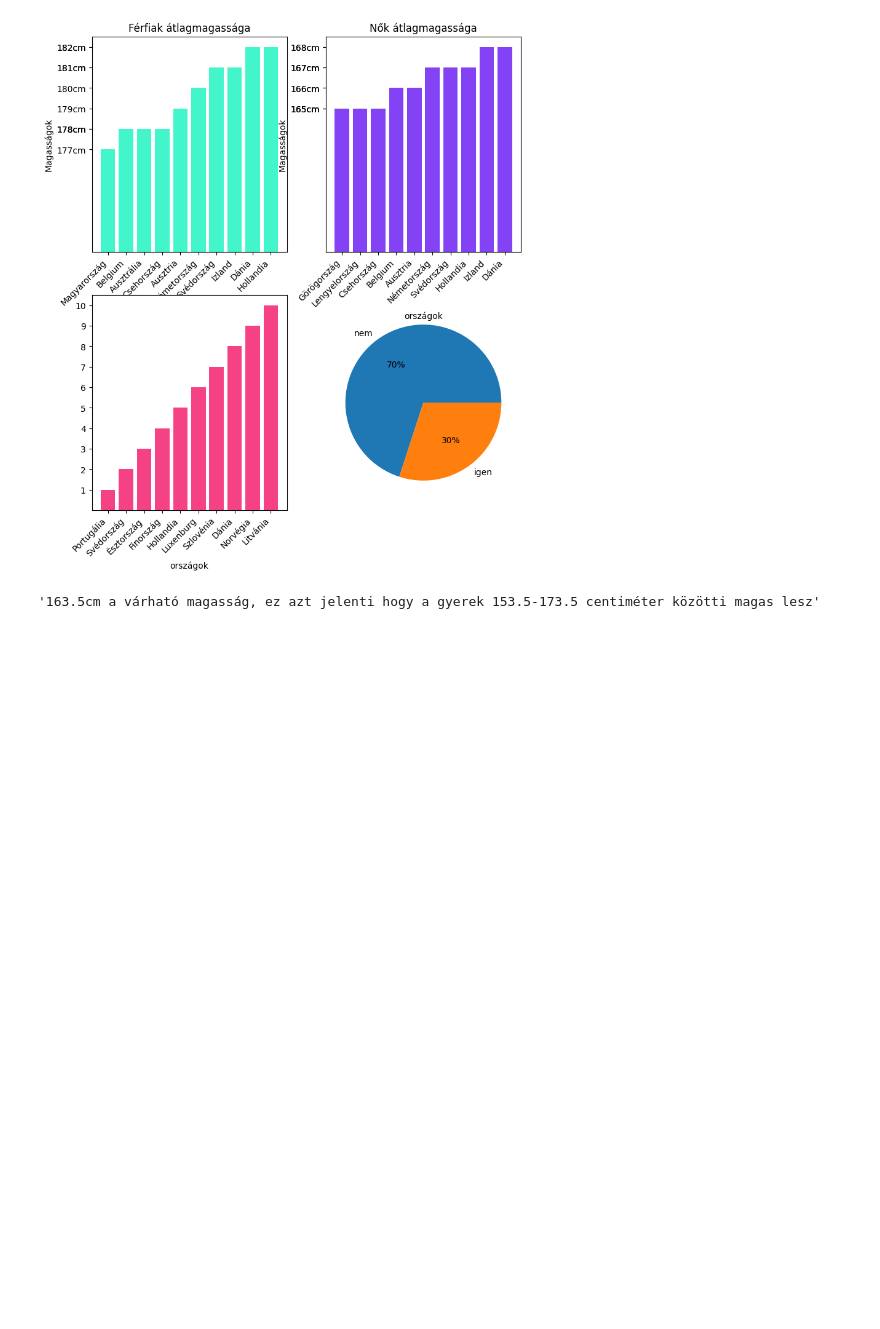
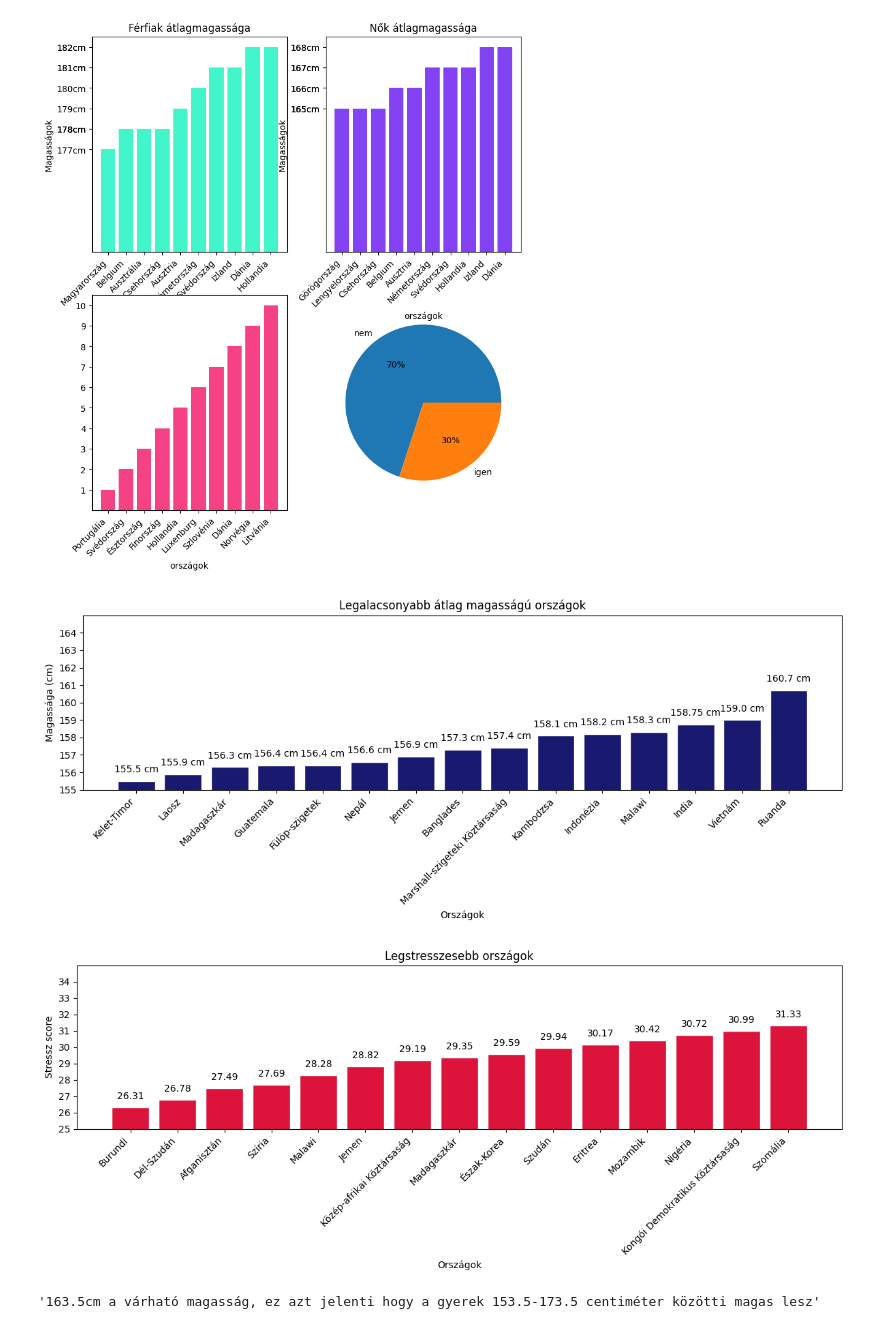
Before and after one commit to virag44/2026_matprog_projekt, a Jupyter notebook: Projekt.ipynb, the cells around one changed output. Cells and saved outputs as stored; diff of their text form; code cells hidden in the pictures; blank space fills up the shorter version.

```diff
--- a/Projekt.ipynb
+++ b/Projekt.ipynb
@@ -97,6 +97,64 @@ axs[1, 1].pie(sizes, labels=labels_k, autopct= '%1.0f%%')
  [Text(-0.35267112321521477, 0.4854102170846003, '70%'),
   Text(0.3526712813819209, -0.4854101021697364, '30%')])
 [figure]
+# %%
+import matplotlib.pyplot as plt
+
+countries = []
+heights = []
+
+with open("Magassagalacsony.txt", "r") as file:
+    for line in file:
+        country, height = line.strip().split(",")
+        height = float(height.strip().replace("cm", ""))
+        countries.append(country)
+        heights.append(height)
+
+x = range(len(countries))
+plt.figure(figsize=(12,5))
+plt.bar(x, heights, facecolor='midnightblue', edgecolor='white')
+plt.ylim(155, 165)
+plt.xticks(x, countries, rotation=45, ha='right')
+plt.yticks(range(155, 165, 1))
+
+for i in range(len(countries)):
+    plt.text(x[i], heights[i] + 0.5,
+             str(heights[i]) + " cm",
+             ha='center')
+
+plt.xlabel('Országok')
+plt.ylabel('Magassága (cm)')
+plt.title('Legalacsonyabb átlag magasságú országok')
+plt.tight_layout()
+plt.show()
+
+countries = []
+stressscores = []
+
+with open("stresszesorszagok.txt", "r") as file:
+    for line in file:
+        country, stressscore = line.strip().split(',')
+        countries.append(country)
+        stressscores.append(float(stressscore))
+
+x = range(len(countries))
+plt.figure(figsize=(12,5))
+plt.bar(x, stressscores, facecolor='crimson', edgecolor='white')
+plt.ylim(25,35)
+plt.xticks(x, countries, rotation=45, ha='right')
+plt.yticks(range(25,35,1))
+for i in range(len(countries)):
+    plt.text(x[i], stressscores[i] + 0.5,
+             str(stressscores[i]),
+             ha='center')
+plt.xlabel('Országok')
+plt.ylabel('Stressz score')
+plt.title('Legstresszesebb országok')
+plt.tight_layout()
+plt.show()
+# %% [output]
+[figure, added]
+[figure, added]
 # %%
 def expected_height(m_height,f_height,boy=True):
   if boy==True:
```
